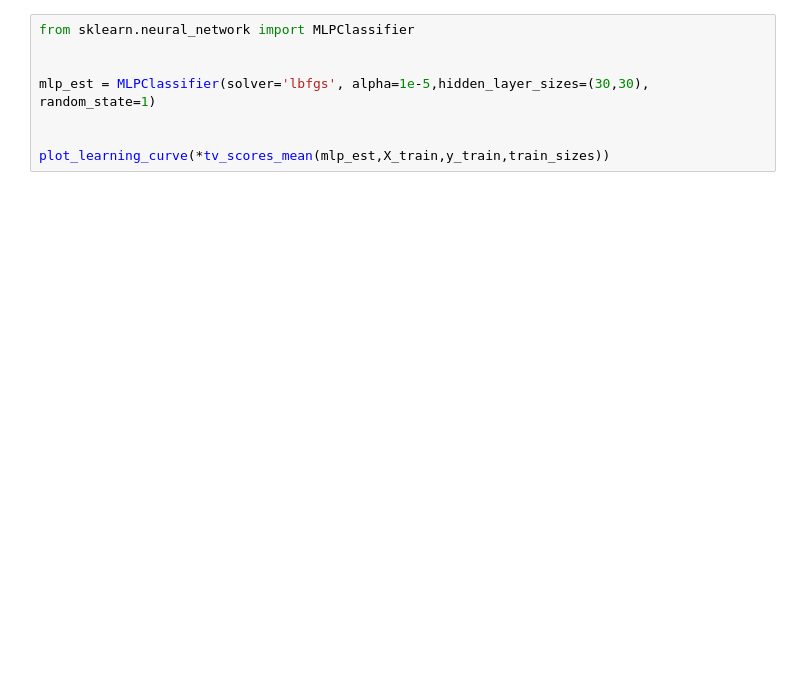
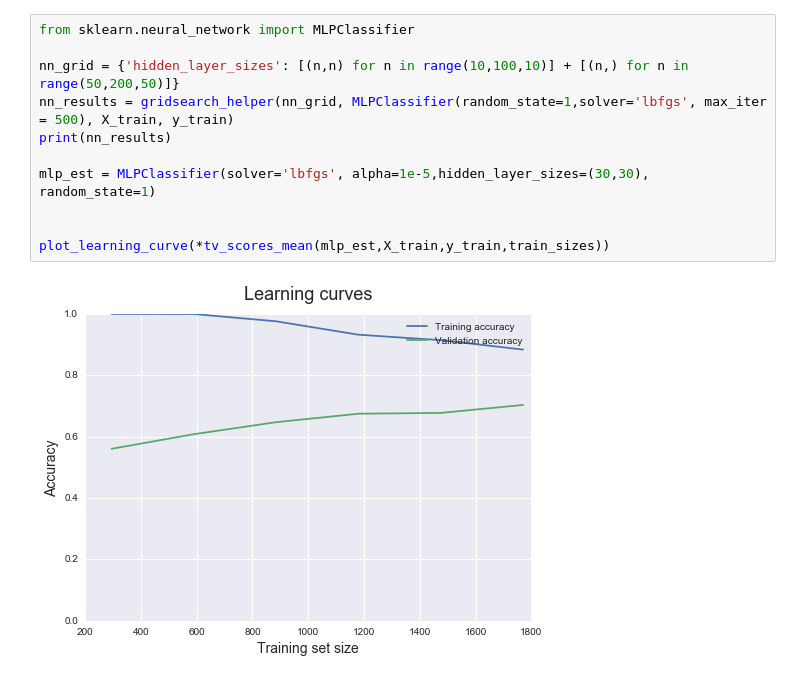
Before and after one commit to nshea3/ml_notebooks, a Jupyter notebook: ML_P1_welllogs.ipynb, the cells around one changed output. Saved outputs shown, nothing was run; the diff lists cells and outputs as text; blank space fills up the shorter version.

```diff
--- a/ML_P1_welllogs.ipynb
+++ b/ML_P1_welllogs.ipynb
@@ -112,11 +273,16 @@ plot_learning_curve(*tv_scores_mean(rfc_est,X_train,y_train,train_sizes))
 # %%
 from sklearn.neural_network import MLPClassifier
 
+nn_grid = {'hidden_layer_sizes': [(n,n) for n in range(10,100,10)] + [(n,) for n in range(50,200,50)]}
+nn_results = gridsearch_helper(nn_grid, MLPClassifier(random_state=1,solver='lbfgs', max_iter = 500), X_train, y_train)
+print(nn_results)
 
 mlp_est = MLPClassifier(solver='lbfgs', alpha=1e-5,hidden_layer_sizes=(30,30), random_state=1)
 
 
 plot_learning_curve(*tv_scores_mean(mlp_est,X_train,y_train,train_sizes))
+# %% [output]
+[figure, added]
 # %%
 from sklearn import svm
 
```
Also changed, not shown: parts of 16 cells of this notebook, 1 other file.
